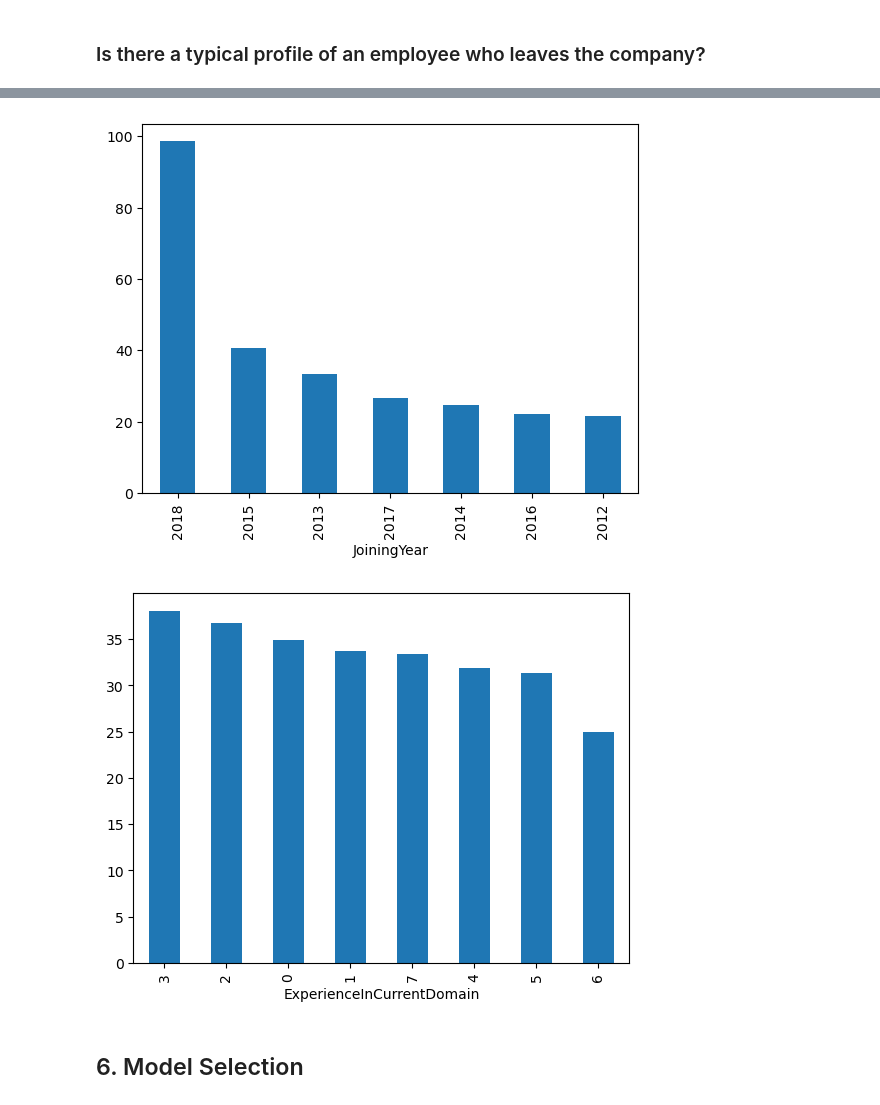
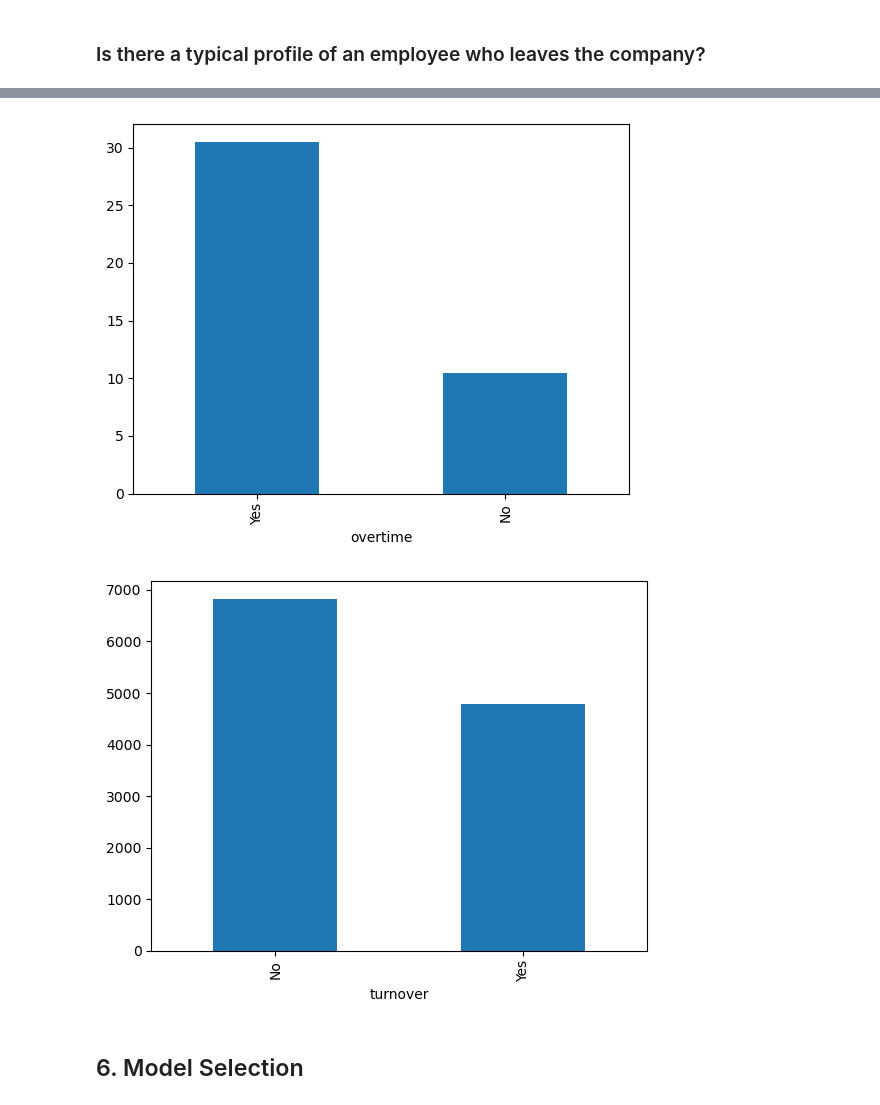
Before and after one commit to jalexisg/PDA-Data-Science-project, a Jupyter notebook: project.ipynb, the cells around one changed output, grey strips where cells are left out. Cells and saved outputs as stored; diff of their text form; code cells hidden in the pictures.

```diff
--- a/project.ipynb
+++ b/project.ipynb
@@ -32,6 +32,6 @@ import matplotlib.pyplot as plt
 # %% [markdown]
 ### Dataset file
 # %%
-df = pd.read_csv('Employee.csv')
+df = pd.read_csv('turnover.csv', sep = ';', index_col= 'id', na_values='#N/D')
 df
 # %% [output]
@@ -130,7 +150,7 @@ estadistics_cont(df.select_dtypes('number'))
 # %% [markdown]
 ### Turnover rate
 # %%
-df['LeaveOrNot_Label'] = df['LeaveOrNot'].map({0: 'NO', 1: 'YES'})
+df['LeaveOrNot'] = df['turnover'].map({'No':0, 'Yes':1})
 turnover_rate = df['LeaveOrNot_Label'].value_counts(normalize=True) * 100
 
 turnover_rate
@@ -167,14 +193,14 @@ temp.plot.bar();
 # %%
-# Analysis by JoiningYear
-temp = df.groupby('JoiningYear').LeaveOrNot.mean().sort_values(ascending = False) * 100
+# Analysis by Overtime
+temp = df.groupby('overtime').LeaveOrNot.mean().sort_values(ascending = False) * 100
 temp.plot.bar();
 # %% [output]
-[figure, old version]
+[figure, new version]
 # %%
-# Analysis by ExperienceInCurrentDomain
-temp = df.groupby('ExperienceInCurrentDomain').LeaveOrNot.mean().sort_values(ascending = False) * 100
+# Analysis by Monthly Salary
+temp = df.groupby('turnover').month_salary.mean()
 temp.plot.bar();
 # %% [output]
-[figure, old version]
+[figure, new version]
 # %% [markdown]
 ## 6. Model Selection
```
Also changed, not shown: parts of 11 cells of this notebook, 1 other file.
